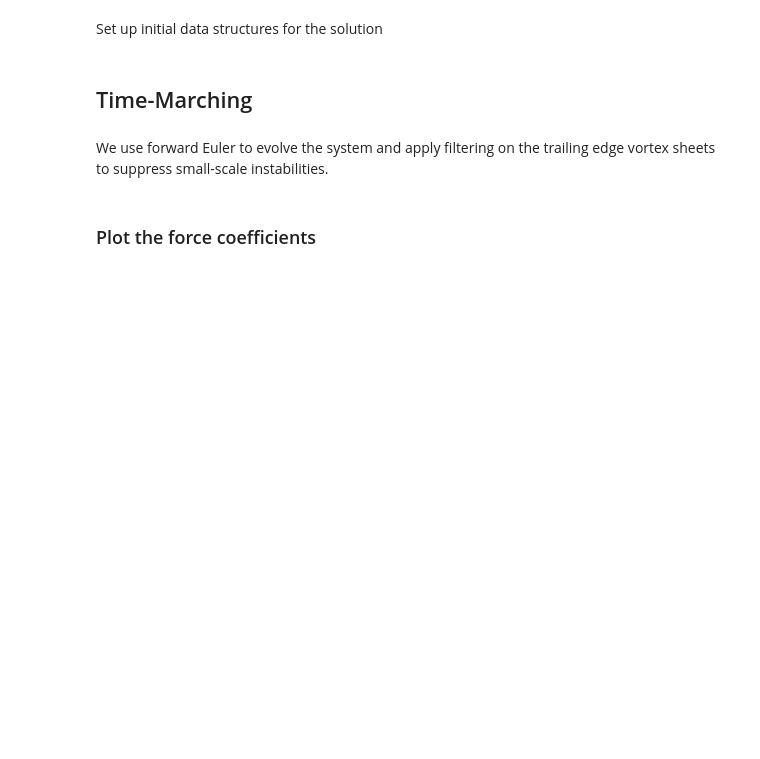
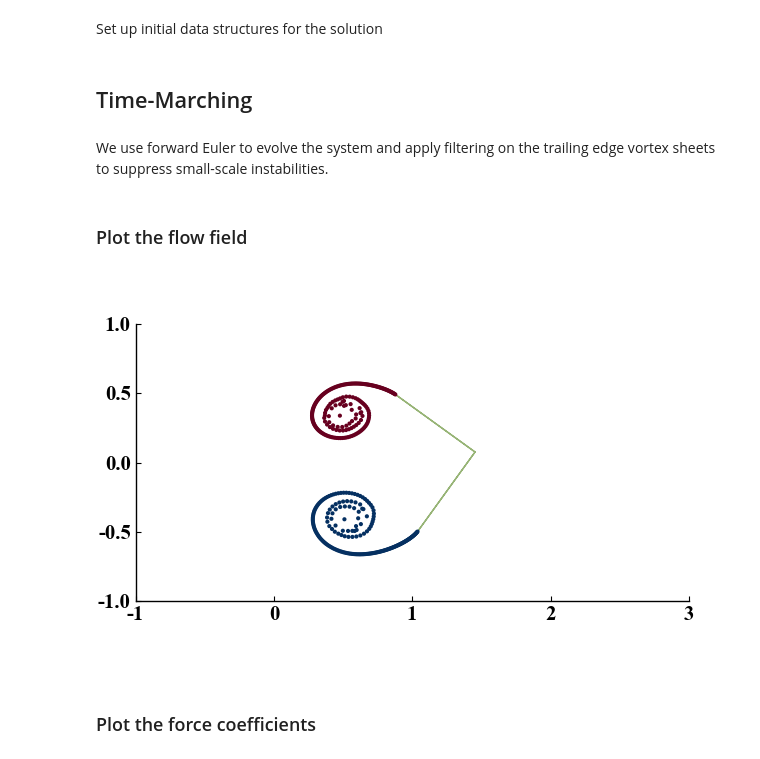
Before and after one commit to darwindarak/PotentialFlow.jl, a Jupyter notebook: binder/notebooks/Moving bodies.ipynb, the cells around one changed output. Saved outputs shown, nothing was run; the diff lists cells and outputs as text; code cells hidden in the pictures; blank space fills up the shorter version.

```diff
--- a/binder/notebooks/Moving bodies.ipynb
+++ b/binder/notebooks/Moving bodies.ipynb
@@ -116,10 +129,9 @@ Rigid Body Motion:
 #### Oscillatory pitching and heaving
 # %%
 a = 0.25 # location of pitch axis, a = 0.5 is leading edge
-ϕ = 0 #-π/2  # phase lag of pitch to heave
+ϕ = 0 #π/2  # phase lag of pitch to heave
 A = 0 #0.025  # amplitude/chord
-fstar = 2/π # fc/U
-α₀ = -π/2 # mean angle of attack
+fstar = 1/π # fc/U
 Δα = 10π/180 # amplitude of pitching
 
 K = π*fstar # reduced frequency, K = πfc/U
@@ -164,7 +176,7 @@ edge1 = kLE # leading edge index
 edge2 = kTE # trailing edge index
 
 # blob radius
-δ = 0.01/abs(b.m.constant)
+δ = 0.02/abs(b.m.constant)
 
 # locations of edges in physical plane
 zedge1, zedge2 = b.zs[[edge1,edge2]]
@@ -263,6 +276,13 @@ for tloc in T
 end
 b_now, ambient_ω_ζ = sys
 blob_z = conftransform(ambient_ω_ζ,b_now);
+# %% [markdown]
+### Plot the flow field
+# %%
+tkfont = Plots.font("Times New Roman",15)
+ps = plot(track[end],legend=false,markerstrokewidth=0,color=:RdBu_r,clim=(-0.025/(2π),0.025/(2π)),markersize=3,tickfont=tkfont,ratio=1,xlim=(-1,3),ylim=(-1,1)) #
+# %% [output]
+[figure, added]
 # %% [markdown]
 ### Plot the force coefficients
 # %%
```
Also changed, not shown: parts of 14 cells of this notebook, 1 other file.
